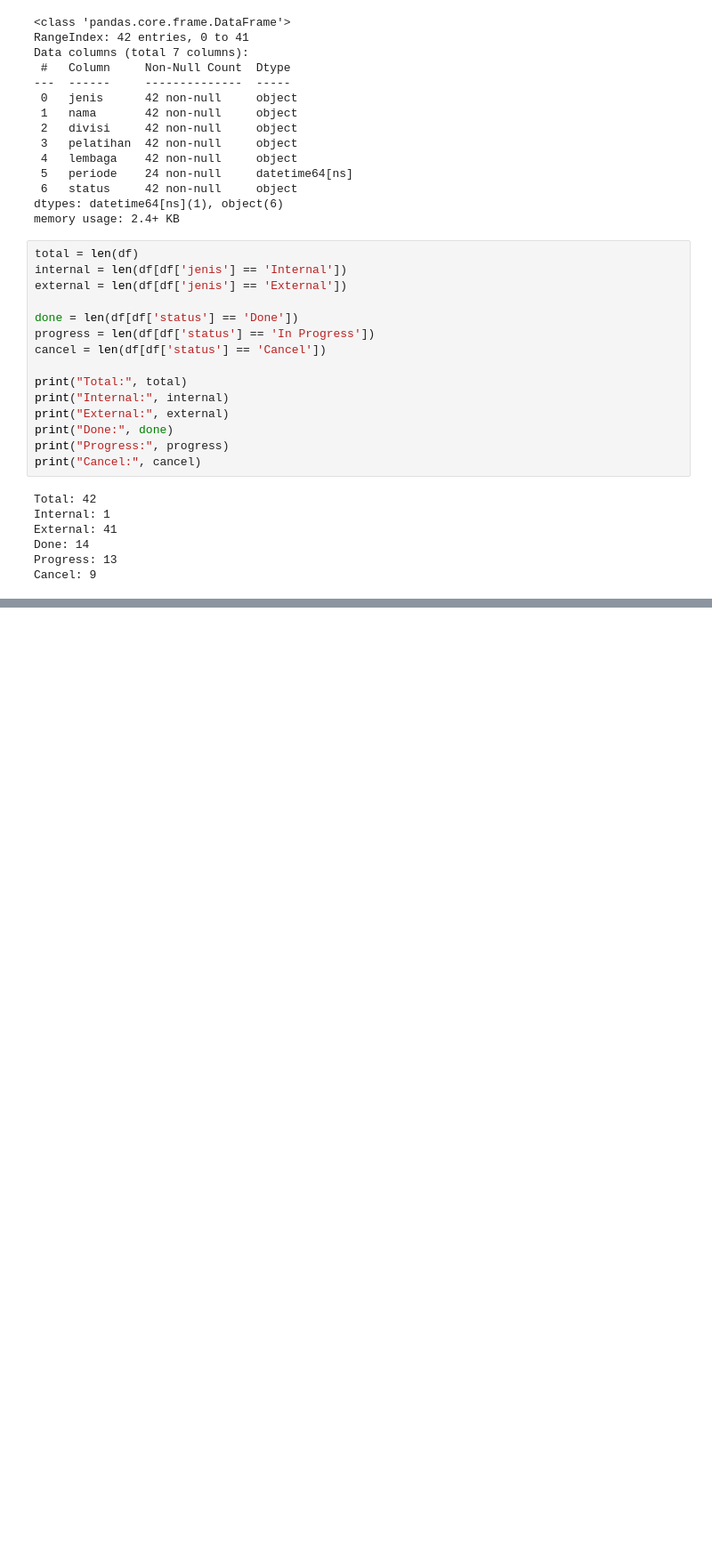
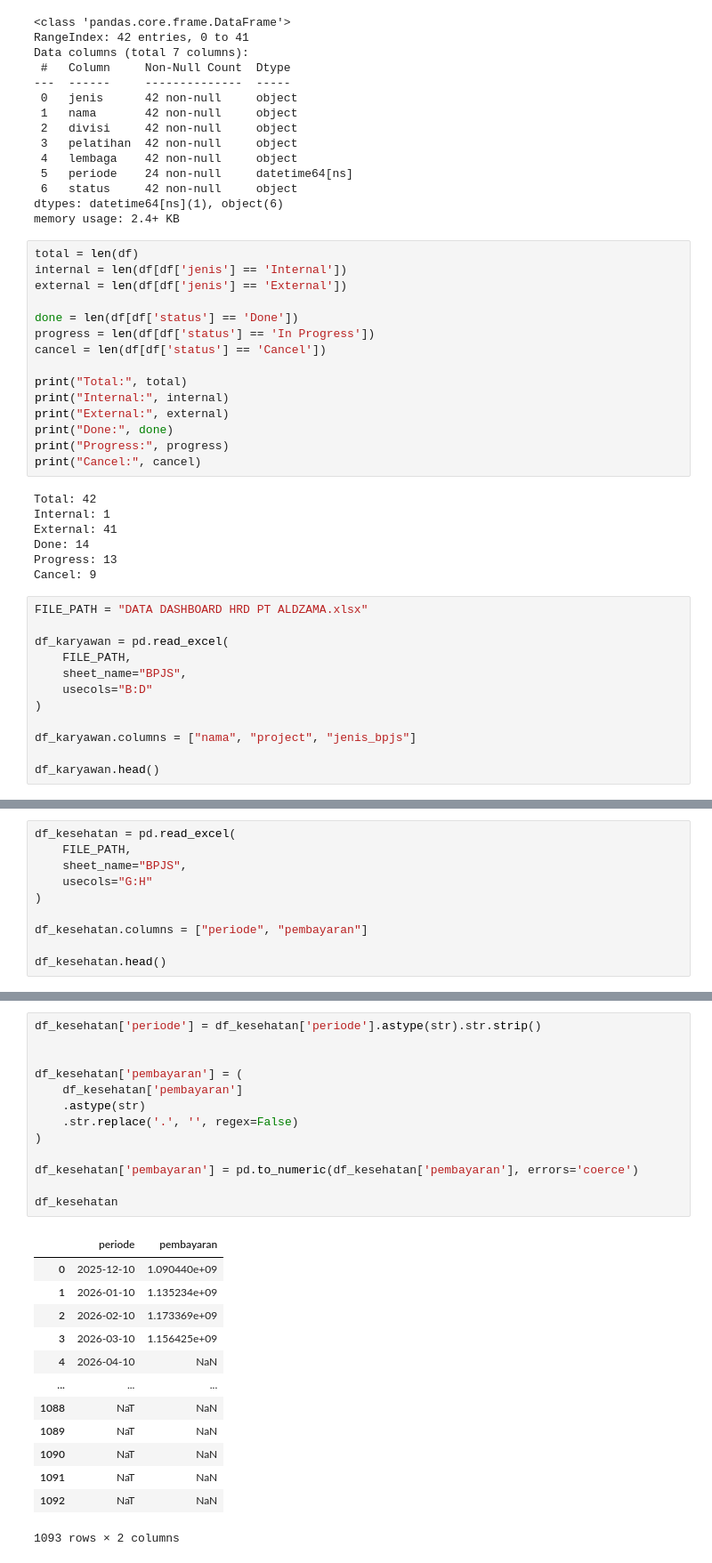
Before and after one commit to AryaaaSyaifuddin/Data-HR-for-Dashboard, a Jupyter notebook: test_data.ipynb, the cells around one changed output, grey strips where cells are left out. Shown at 89% size. Saved outputs shown, nothing was run; the diff lists cells and outputs as text; blank space fills up the shorter version.

```diff
--- a/test_data.ipynb
+++ b/test_data.ipynb
@@ -282,3 +282,15 @@ External: 41
 Done: 14
 Progress: 13
 Cancel: 9
+# %%
+FILE_PATH = "DATA DASHBOARD HRD PT ALDZAMA.xlsx"
+
+df_karyawan = pd.read_excel(
+    FILE_PATH,
+    sheet_name="BPJS",
+    usecols="B:D"
+)
+
+df_karyawan.columns = ["nama", "project", "jenis_bpjs"]
+
+df_karyawan.head()
@@ -284,0 +329,10 @@ Cancel: 9
+# %%
+df_kesehatan = pd.read_excel(
+    FILE_PATH,
+    sheet_name="BPJS",
+    usecols="G:H"
+)
+
+df_kesehatan.columns = ["periode", "pembayaran"]
+
+df_kesehatan.head()
@@ -284,0 +346,27 @@ Cancel: 9
+# %%
+df_kesehatan['periode'] = df_kesehatan['periode'].astype(str).str.strip()
+
+
+df_kesehatan['pembayaran'] = (
+    df_kesehatan['pembayaran']
+    .astype(str)
+    .str.replace('.', '', regex=False)
+)
+
+df_kesehatan['pembayaran'] = pd.to_numeric(df_kesehatan['pembayaran'], errors='coerce')
+
+df_kesehatan
+# %% [output]
+|  | periode | pembayaran |
+| 0 | 2025-12-10 | 1.090440e+09 |
+| 1 | 2026-01-10 | 1.135234e+09 |
+| 2 | 2026-02-10 | 1.173369e+09 |
+| 3 | 2026-03-10 | 1.156425e+09 |
+| 4 | 2026-04-10 | NaN |
+| ... | ... | ... |
+| 1088 | NaT | NaN |
+| 1089 | NaT | NaN |
+| 1090 | NaT | NaN |
+| 1091 | NaT | NaN |
+| 1092 | NaT | NaN |
+1093 rows × 2 columns
```
Also changed, not shown: parts of 6 cells of this notebook, 2 other files.
